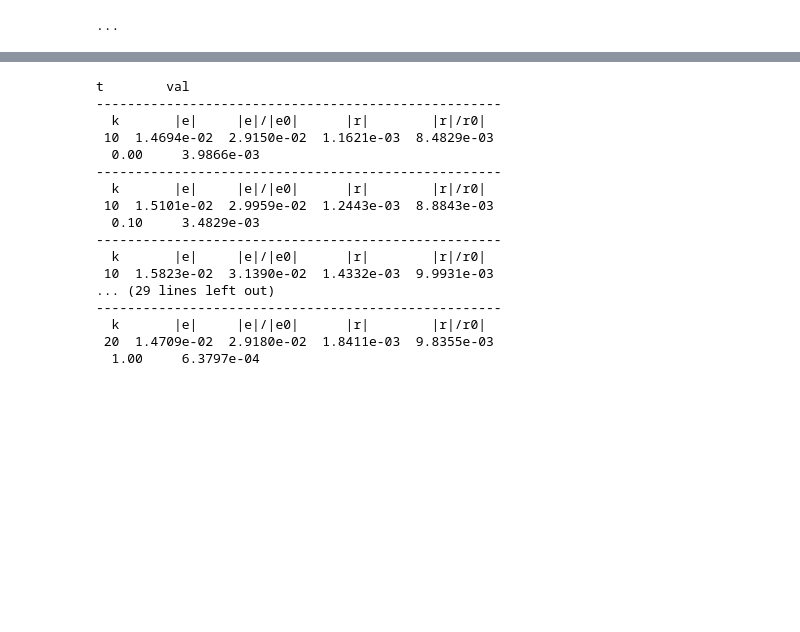
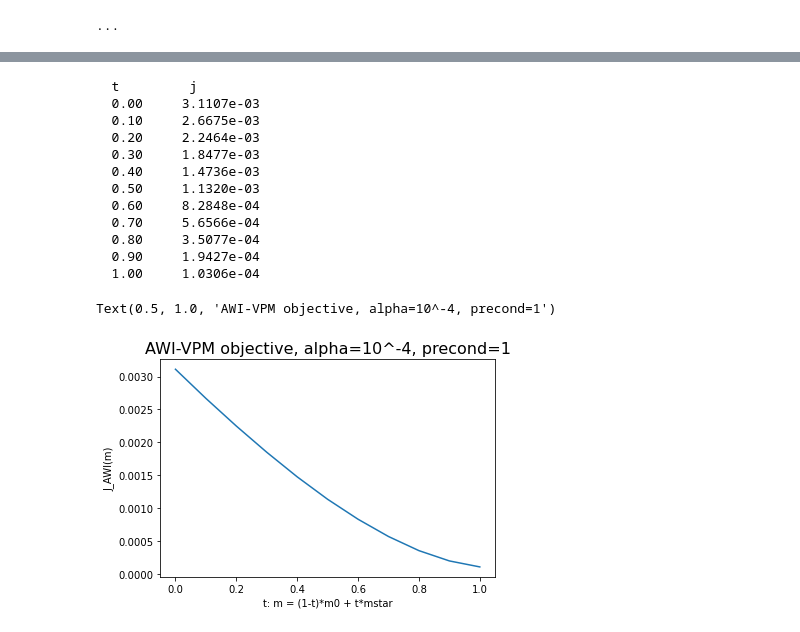
Before and after one commit to wwsorcas/trip, a Jupyter notebook: pyrvl/awivc.ipynb, the cells around one changed output, grey strips where cells are left out. Drawn from its saved outputs; the diff is of its cells as text; code cells hidden in the pictures; blank space fills up the shorter version.

```diff
--- a/pyrvl/awivc.ipynb
+++ b/pyrvl/awivc.ipynb
@@ -1312,36 +1129,36 @@ This computation used the unpreconditioned penalty operator. The preconditioned
 # %%
-# verbose solver
-sol1 = vcalg.cgne(kmax=20, eps=0.01, rho=0.01, verbose=1)
+# construct awisep, precond=1
+sol4 = vcalg.cgne(kmax=200, eps=0.000001, rho=0.000001, verbose=0)
+sep1 = awi.awisep(dom, rng, F, alpha=1.0e-4, awisol=sol4, observed=d[0])
 
-# construct awisep, precond=0
-sep1 = awi.awisep(dom, rng, F, alpha=1.0e-4, awisol=sol1, observed=d[0])
+jval1 = []
 
-vals1 = []
-
-print('t        val')
+print('  t         j')
 for i in range(11):
     t = float(i)/10.0
     mt.copy(m)
     mt.linComb(1.0-t,m0,t)
-    j = vpm.vpmjet(mt, sep1, d, sol)
-    jval = j.value()
-    vals1.append([t, jval])
-    print('%6.2f     %10.4e' % (t, jval))
+    j = vpm.vpmjet(mt, sep1, d, sol4)
+    jval1.append(j.value())
+    print('%6.2f     %10.4e' % (tval[i], jval1[i]))
+
+import matplotlib.pyplot as plt
+plt.plot(tval, jval1)
+plt.xlabel('t: m = (1-t)*m0 + t*mstar')
+plt.ylabel('J_AWI(m)')
+plt.title('AWI-VPM objective, alpha=10^-4, precond=1', fontsize=16)
 # %% [output]
-t        val
-----------------------------------------------------
-  k       |e|     |e|/|e0|      |r|        |r|/r0|
- 10  1.4694e-02  2.9150e-02  1.1621e-03  8.4829e-03
-  0.00     3.9866e-03
-----------------------------------------------------
-  k       |e|     |e|/|e0|      |r|        |r|/r0|
- 10  1.5101e-02  2.9959e-02  1.2443e-03  8.8843e-03
-  0.10     3.4829e-03
-----------------------------------------------------
-  k       |e|     |e|/|e0|      |r|        |r|/r0|
- 10  1.5823e-02  3.1390e-02  1.4332e-03  9.9931e-03
-... (29 lines left out)
-----------------------------------------------------
-  k       |e|     |e|/|e0|      |r|        |r|/r0|
- 20  1.4709e-02  2.9180e-02  1.8411e-03  9.8355e-03
-  1.00     6.3797e-04
+  t         j
+  0.00     3.1107e-03
+  0.10     2.6675e-03
+  0.20     2.2464e-03
+  0.30     1.8477e-03
+  0.40     1.4736e-03
+  0.50     1.1320e-03
+  0.60     8.2848e-04
+  0.70     5.6566e-04
+  0.80     3.5077e-04
+  0.90     1.9427e-04
+  1.00     1.0306e-04
+Text(0.5, 1.0, 'AWI-VPM objective, alpha=10^-4, precond=1')
+[figure, added]
```
Also changed, not shown: parts of 41 cells of this notebook.
